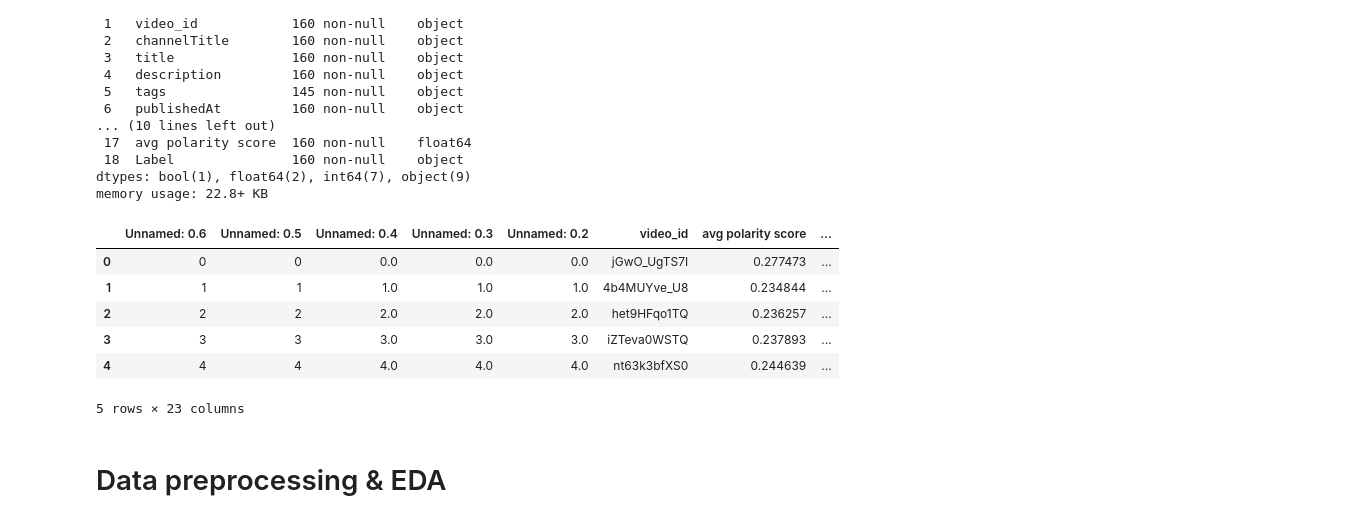
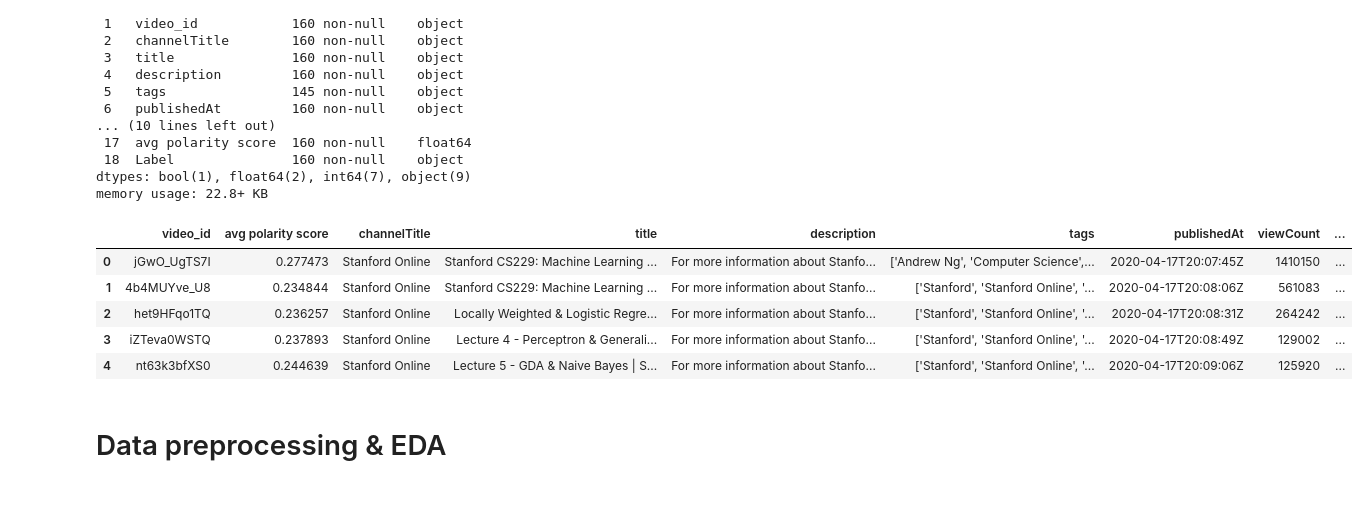
Before and after one commit to mhaln3mi/Youtube-content-quality-classification, a Jupyter notebook: src/semiSupervisedML.ipynb, the cells around one changed output. Saved outputs shown, nothing was run; the diff lists cells and outputs as text; code cells hidden in the pictures.

```diff
--- a/src/semiSupervisedML.ipynb
+++ b/src/semiSupervisedML.ipynb
@@ -54,16 +54,15 @@ Data columns (total 19 columns):
 dtypes: bool(1), float64(2), int64(7), object(9)
 memory usage: 22.8+ KB
 # %%
-dff = dff.drop(['Unnamed: 0.1', 'Unnamed: 0'], axis=1)
+dff = dff.drop(['Unnamed: 0.1', 'Unnamed: 0', 'Unnamed: 0.6','Unnamed: 0.5','Unnamed: 0.4','Unnamed: 0.3','Unnamed: 0.2'], axis=1)
 dff.head()
 # %% [output]
-|  | Unnamed: 0.6 | Unnamed: 0.5 | Unnamed: 0.4 | Unnamed: 0.3 | Unnamed: 0.2 | video_id | avg polarity score | ... |
-| 0 | 0 | 0 | 0.0 | 0.0 | 0.0 | jGwO_UgTS7I | 0.277473 | ... |
-| 1 | 1 | 1 | 1.0 | 1.0 | 1.0 | 4b4MUYve_U8 | 0.234844 | ... |
-| 2 | 2 | 2 | 2.0 | 2.0 | 2.0 | het9HFqo1TQ | 0.236257 | ... |
-| 3 | 3 | 3 | 3.0 | 3.0 | 3.0 | iZTeva0WSTQ | 0.237893 | ... |
-| 4 | 4 | 4 | 4.0 | 4.0 | 4.0 | nt63k3bfXS0 | 0.244639 | ... |
+|  | video_id | avg polarity score | channelTitle | title | description | tags | publishedAt | viewCount | ... |
+| 0 | jGwO_UgTS7I | 0.277473 | Stanford Online | Stanford CS229: Machine Learning ... | For more information about Stanfo... | ['Andrew Ng', 'Computer Science',... | 2020-04-17T20:07:45Z | 1410150 | ... |
+| 1 | 4b4MUYve_U8 | 0.234844 | Stanford Online | Stanford CS229: Machine Learning ... | For more information about Stanfo... | ['Stanford', 'Stanford Online', '... | 2020-04-17T20:08:06Z | 561083 | ... |
+| 2 | het9HFqo1TQ | 0.236257 | Stanford Online | Locally Weighted & Logistic Regre... | For more information about Stanfo... | ['Stanford', 'Stanford Online', '... | 2020-04-17T20:08:31Z | 264242 | ... |
+| 3 | iZTeva0WSTQ | 0.237893 | Stanford Online | Lecture 4 - Perceptron & Generali... | For more information about Stanfo... | ['Stanford', 'Stanford Online', '... | 2020-04-17T20:08:49Z | 129002 | ... |
+| 4 | nt63k3bfXS0 | 0.244639 | Stanford Online | Lecture 5 - GDA & Naive Bayes | S... | For more information about Stanfo... | ['Stanford', 'Stanford Online', '... | 2020-04-17T20:09:06Z | 125920 | ... |
-5 rows × 23 columns
 # %% [markdown]
 # Data preprocessing & EDA
 # %% [markdown]
```
Also changed, not shown: parts of 20 cells of this notebook, 4 other files.
